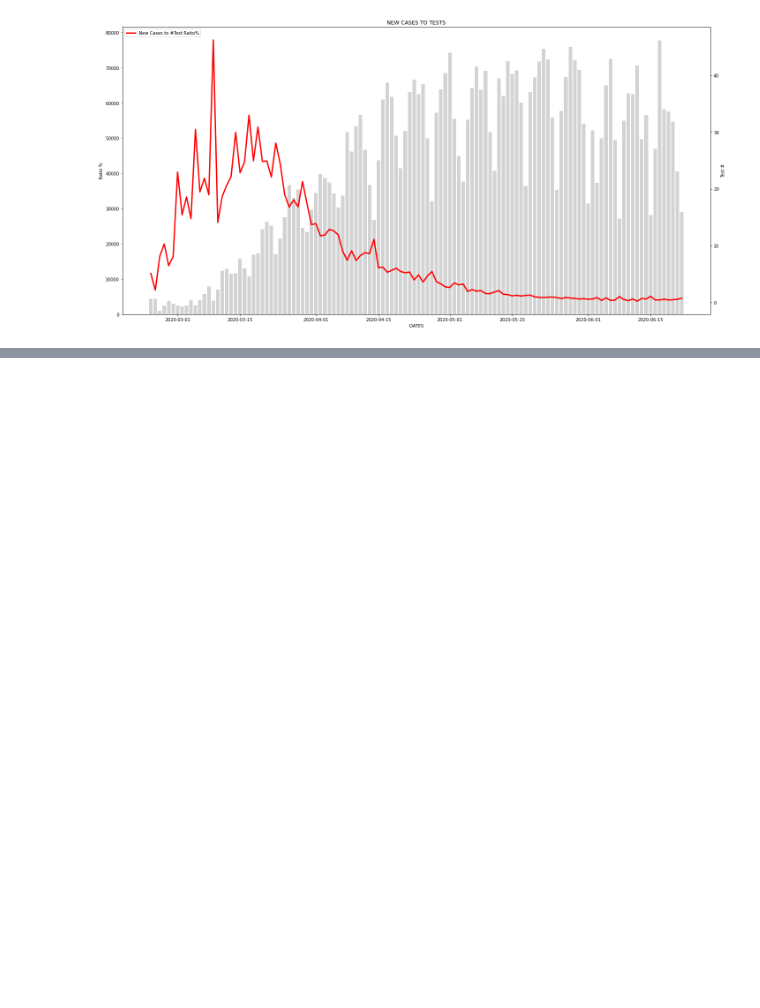
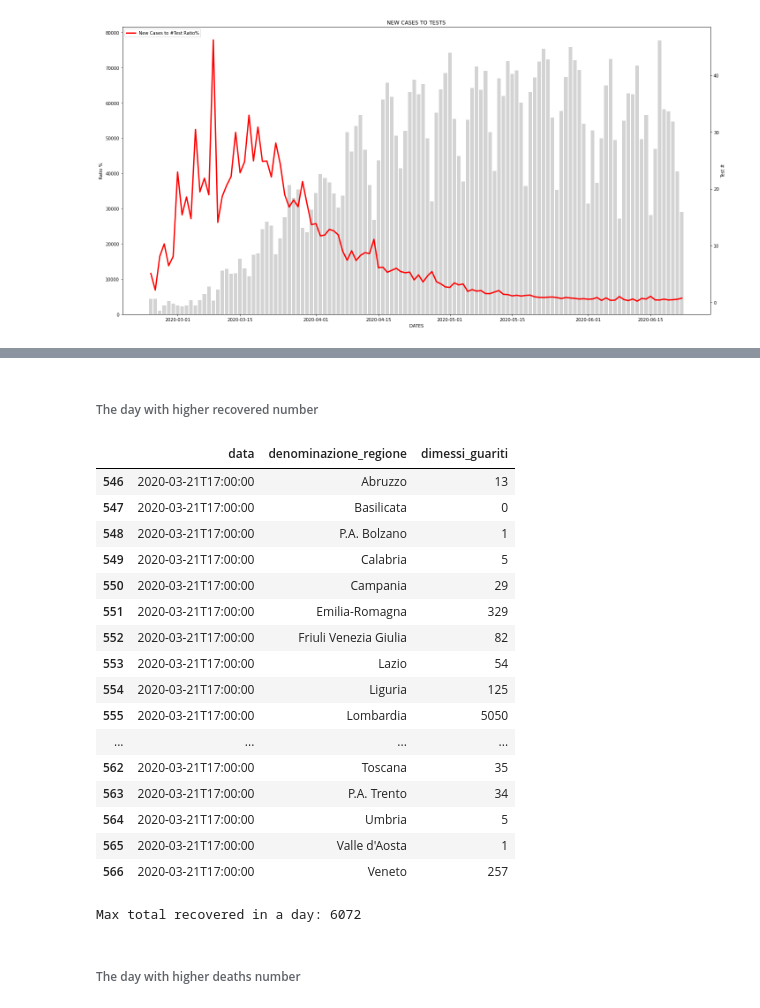
Before and after one commit to pisalore/AAGM_exam, a Jupyter notebook: pandas_exam.ipynb, the cells around one changed output, grey strips where cells are left out. Saved outputs shown, nothing was run; the diff lists cells and outputs as text; code cells hidden in the pictures; blank space fills up the shorter version.

```diff
--- a/pandas_exam.ipynb
+++ b/pandas_exam.ipynb
@@ -188,0 +346,29 @@ plt.show()
+# %% [markdown]
+###### The day with higher recovered number
+# %%
+higher_recovered_day = dF_regions.loc[dF_regions['data']
+                          == complete_dates[new_cases.index(max(new_cases))],
+               ['data', 'denominazione_regione','dimessi_guariti']]
+display(higher_recovered_day)
+print('Max total recovered in a day:', higher_recovered_day['dimessi_guariti'].sum())
+# %% [output]
+|  | data | denominazione_regione | dimessi_guariti |
+| 546 | 2020-03-21T17:00:00 | Abruzzo | 13 |
+| 547 | 2020-03-21T17:00:00 | Basilicata | 0 |
+| 548 | 2020-03-21T17:00:00 | P.A. Bolzano | 1 |
+| 549 | 2020-03-21T17:00:00 | Calabria | 5 |
+| 550 | 2020-03-21T17:00:00 | Campania | 29 |
+| 551 | 2020-03-21T17:00:00 | Emilia-Romagna | 329 |
+| 552 | 2020-03-21T17:00:00 | Friuli Venezia Giulia | 82 |
+| 553 | 2020-03-21T17:00:00 | Lazio | 54 |
+| 554 | 2020-03-21T17:00:00 | Liguria | 125 |
+| 555 | 2020-03-21T17:00:00 | Lombardia | 5050 |
+| ... | ... | ... | ... |
+| 562 | 2020-03-21T17:00:00 | Toscana | 35 |
+| 563 | 2020-03-21T17:00:00 | P.A. Trento | 34 |
+| 564 | 2020-03-21T17:00:00 | Umbria | 5 |
+| 565 | 2020-03-21T17:00:00 | Valle d'Aosta | 1 |
+| 566 | 2020-03-21T17:00:00 | Veneto | 257 |
+Max total recovered in a day: 6072
+# %% [markdown]
+###### The day with higher deaths number
```
Also changed, not shown: parts of 22 cells of this notebook.
